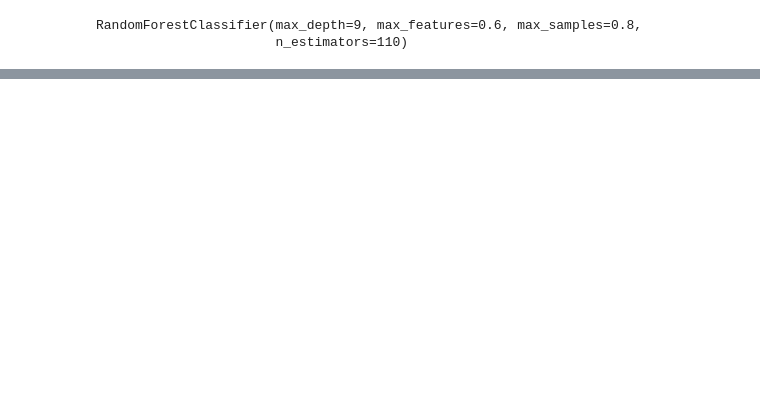
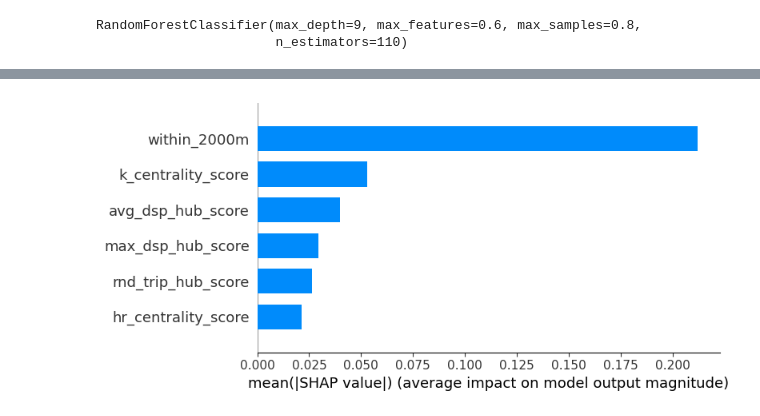
Before and after one commit to jdawsey/LEPC_Structural_Connectivity, a Jupyter notebook: igraph_scripts/prediction/rf_2k_redo.ipynb, the cells around one changed output, grey strips where cells are left out. Saved outputs shown, nothing was run; the diff lists cells and outputs as text; code cells hidden in the pictures; blank space fills up the shorter version.

```diff
--- a/igraph_scripts/prediction/rf_2k_redo.ipynb
+++ b/igraph_scripts/prediction/rf_2k_redo.ipynb
@@ -422,3 +93,20 @@ shap.summary_plot(
+# %%
+import shap
+explainer = shap.TreeExplainer(clf)
+shap_values = explainer.shap_values(X_test)
+# Option 1: Plot for a specific class
+plt.figure(figsize=(12, 8))
+shap.summary_plot(
+    shap_values[:, :, 1],  # Select SHAP values for the second class
+    X_test,
+    max_display=6,  # Top 5 features
+    plot_type='bar'
+)
+#plt.title('SHAP Summary Plot for Positive Class')
+#plt.tight_layout()
+#plt.show()
+# %% [output]
+[figure, added]
 # %%
 # Get probability predictions (column index 1 gives probability of still being active)
 y_proba = clf.predict_proba(X_test)[:, 1]  # Probability of being active
```
Also changed, not shown: parts of 30 cells of this notebook, 5 other files.
